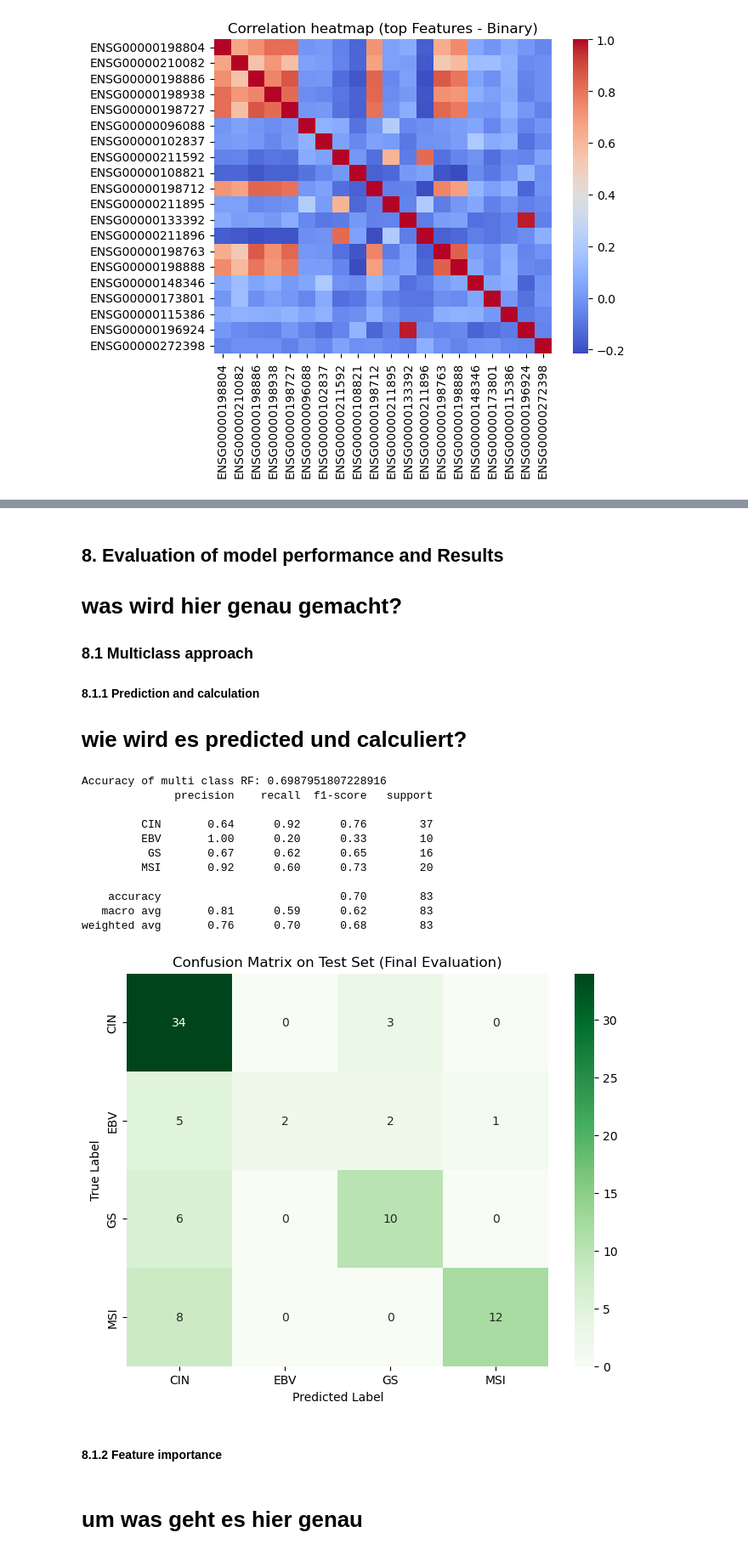
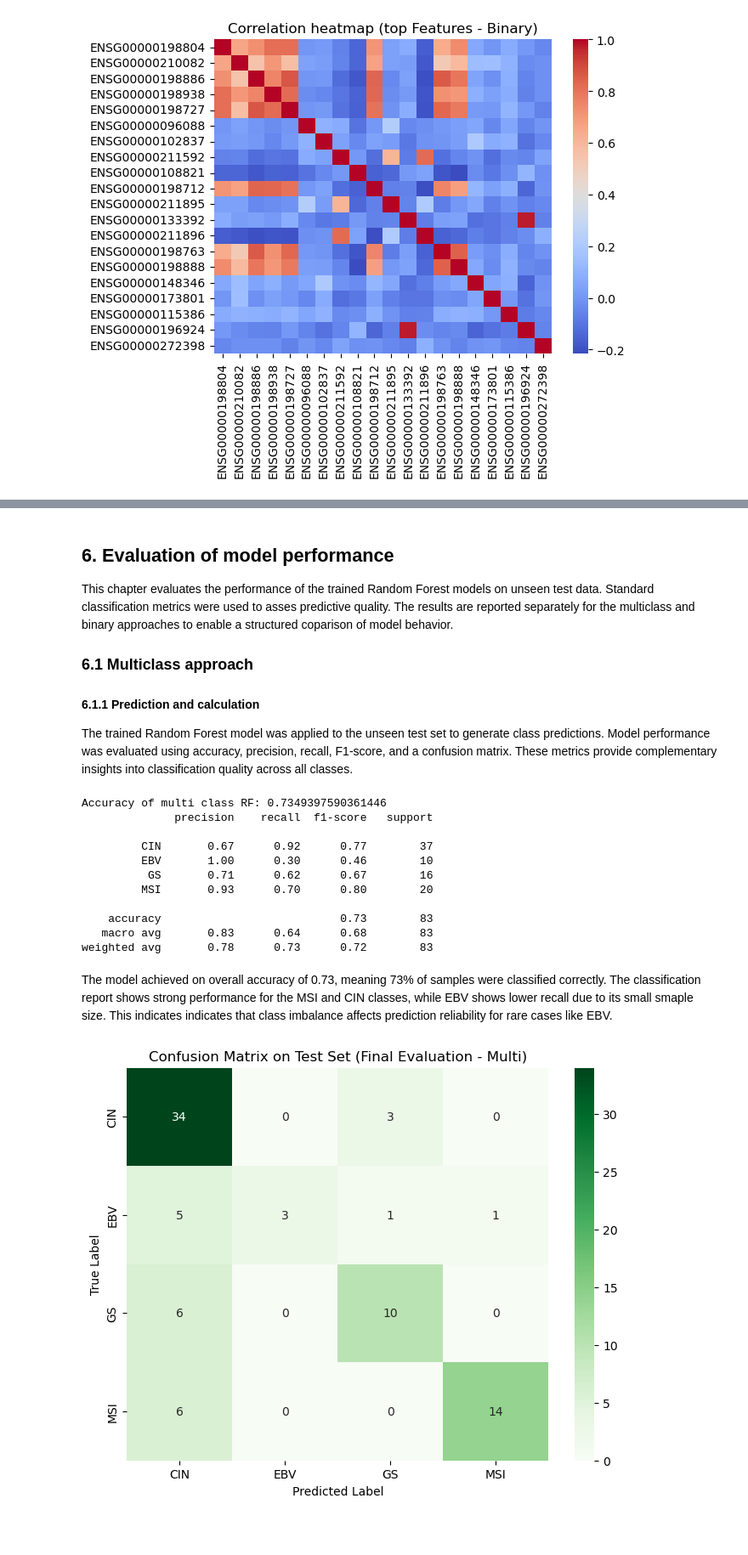
Before and after one commit to luludoaido/Dev_SAP, a Jupyter notebook: TM_1_RF_daSilvadoAido_Luana.ipynb, the cells around one changed output, grey strips where cells are left out. Shown at 85% size. Drawn from its saved outputs; the diff is of its cells as text; code cells hidden in the pictures; blank space fills up the shorter version.

```diff
--- a/TM_1_RF_daSilvadoAido_Luana.ipynb
+++ b/TM_1_RF_daSilvadoAido_Luana.ipynb
@@ -373,9 +485,10 @@ RandomForestClassifier(max_depth=70, max_features=20, n_estimators=101,
 # %% [markdown]
-## 8. Evaluation of model performance and Results
-# was wird hier genau gemacht?
-### 8.1 Multiclass approach
-#### 8.1.1 Prediction and calculation
-# wie wird es predicted und calculiert?
+## 6. Evaluation of model performance
+This chapter evaluates the performance of the trained Random Forest models on unseen test data. Standard classification metrics were used to asses predictive quality. The results are reported separately for the multiclass and binary approaches to enable a structured coparison of model behavior.
+
+### 6.1 Multiclass approach
+#### 6.1.1 Prediction and calculation
+The trained Random Forest model was applied to the unseen test set to generate class predictions. Model performance was evaluated using accuracy, precision, recall, F1-score, and a confusion matrix. These metrics provide complementary insights into classification quality across all classes.
 # %%
 #Predicting
 y_pred_multi = rfc_multi.predict(X_test_var_multi)
@@ -384,32 +497,31 @@ y_pred_multi = rfc_multi.predict(X_test_var_multi)
 #accuracy score
 print("Accuracy of multi class RF:", accuracy_score(test_y_multi, y_pred_multi))
 print(classification_report(test_y_multi, y_pred_multi))
-
-#Confusionmatrix:
-multi_test = confusion_matrix(test_y_multi, y_pred_multi)
-
-plt.figure(figsize=(8, 6))
-sns.heatmap(multi_test, annot=True, fmt='d', cmap='Greens',
-            xticklabels=rfc_multi.classes_,
-            yticklabels=rfc_multi.classes_)
-plt.title('Confusion Matrix on Test Set (Final Evaluation)')
-plt.ylabel('True Label')
-plt.xlabel('Predicted Label')
-plt.show()
 # %% [output]
-Accuracy of multi class RF: 0.6987951807228916
+Accuracy of multi class RF: 0.7349397590361446
               precision    recall  f1-score   support
 
-         CIN       0.64      0.92      0.76        37
-         EBV       1.00      0.20      0.33        10
-          GS       0.67      0.62      0.65        16
-         MSI       0.92      0.60      0.73        20
+         CIN       0.67      0.92      0.77        37
+         EBV       1.00      0.30      0.46        10
+          GS       0.71      0.62      0.67        16
+         MSI       0.93      0.70      0.80        20
 
-    accuracy                           0.70        83
-   macro avg       0.81      0.59      0.62        83
-weighted avg       0.76      0.70      0.68        83
+    accuracy                           0.73        83
+   macro avg       0.83      0.64      0.68        83
+weighted avg       0.78      0.73      0.72        83
-[figure, removed]
-# %% [markdown]
-#### 8.1.2 Feature importance
-# %% [markdown]
-# um was geht es hier genau
+# %% [markdown]
+The model achieved on overall accuracy of 0.73, meaning 73% of samples were classified correctly. The classification report shows strong performance for the MSI and CIN classes, while EBV shows lower recall due to its small smaple size. This indicates indicates that class imbalance affects prediction reliability for rare cases like EBV.
+# %%
+#Confusionmatrix:
+multi_test = confusion_matrix(test_y_multi, y_pred_multi)
+
+plt.figure(figsize=(8, 6))
+sns.heatmap(multi_test, annot=True, fmt="d", cmap='Greens',
+            xticklabels=rfc_multi.classes_,
+            yticklabels=rfc_multi.classes_)
+plt.title('Confusion Matrix on Test Set (Final Evaluation - Multi)')
+plt.ylabel('True Label')
+plt.xlabel('Predicted Label')
+plt.show()
+# %% [output]
+[figure, added]
```
Also changed, not shown: parts of 65 cells of this notebook, 1 other file.
